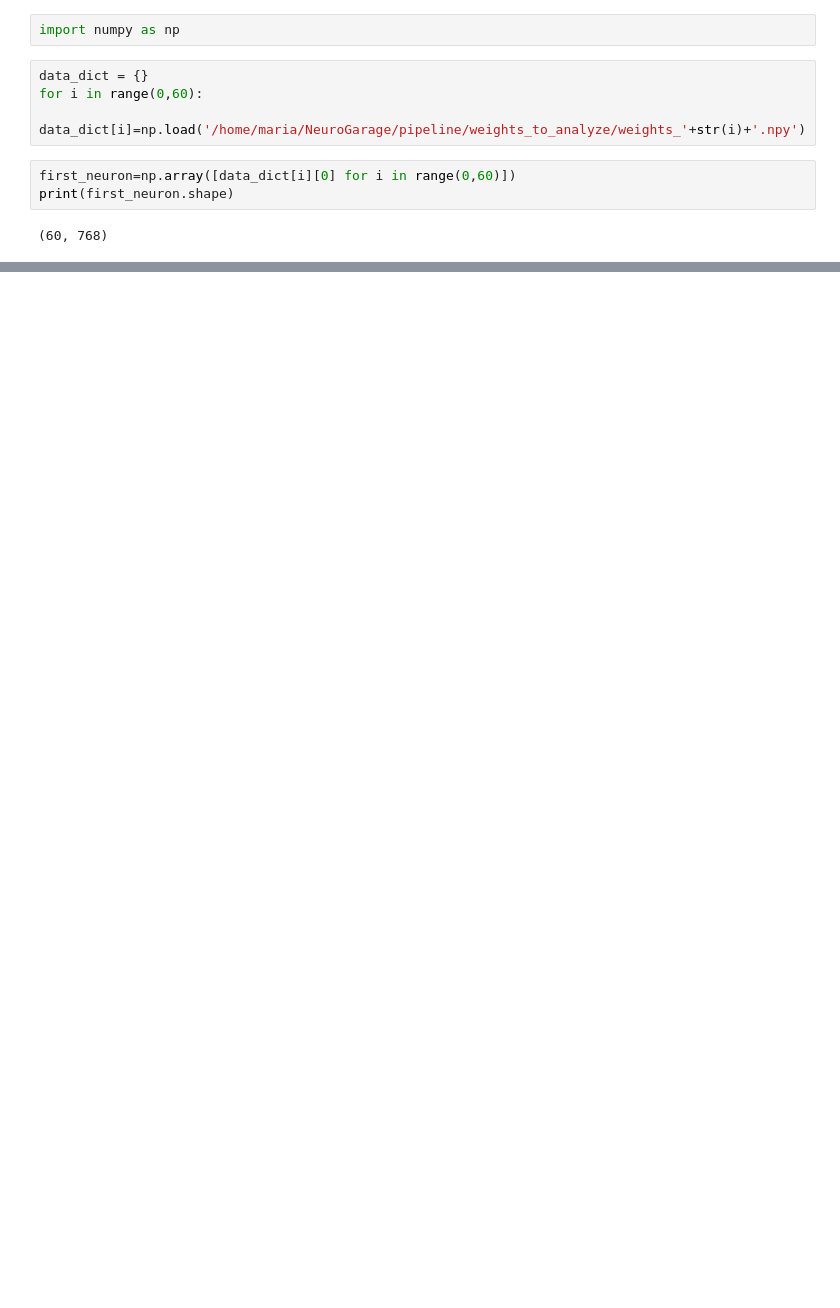
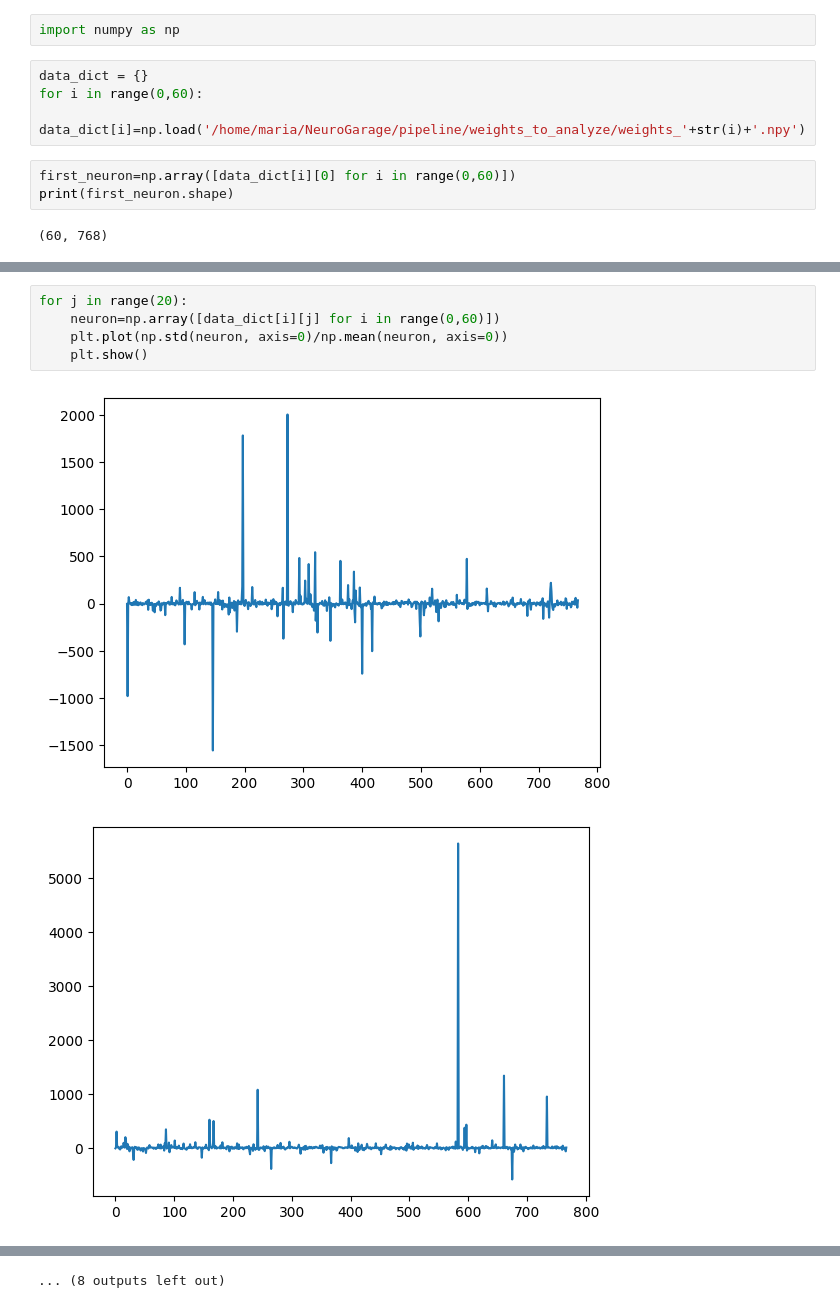
Before and after one commit to mariakesa/NeuroGarage, a Jupyter notebook: pipeline/vector_analysis.ipynb, the cells around one changed output, grey strips where cells are left out. Drawn from its saved outputs; the diff is of its cells as text; blank space fills up the shorter version.

```diff
--- a/pipeline/vector_analysis.ipynb
+++ b/pipeline/vector_analysis.ipynb
@@ -18,0 +31,8 @@ plt.plot(np.var(first_neuron, axis=0)/np.mean(first_neuron, axis=0))
+# %%
+for j in range(20):
+    neuron=np.array([data_dict[i][j] for i in range(0,60)])
+    plt.plot(np.std(neuron, axis=0)/np.mean(neuron, axis=0))
+    plt.show()
+# %% [output]
+[figure, added]
+[figure, added]
@@ -18,0 +49 @@ plt.plot(np.var(first_neuron, axis=0)/np.mean(first_neuron, axis=0))
+... (8 outputs left out)
```
Also changed, not shown: parts of 3 cells of this notebook.
